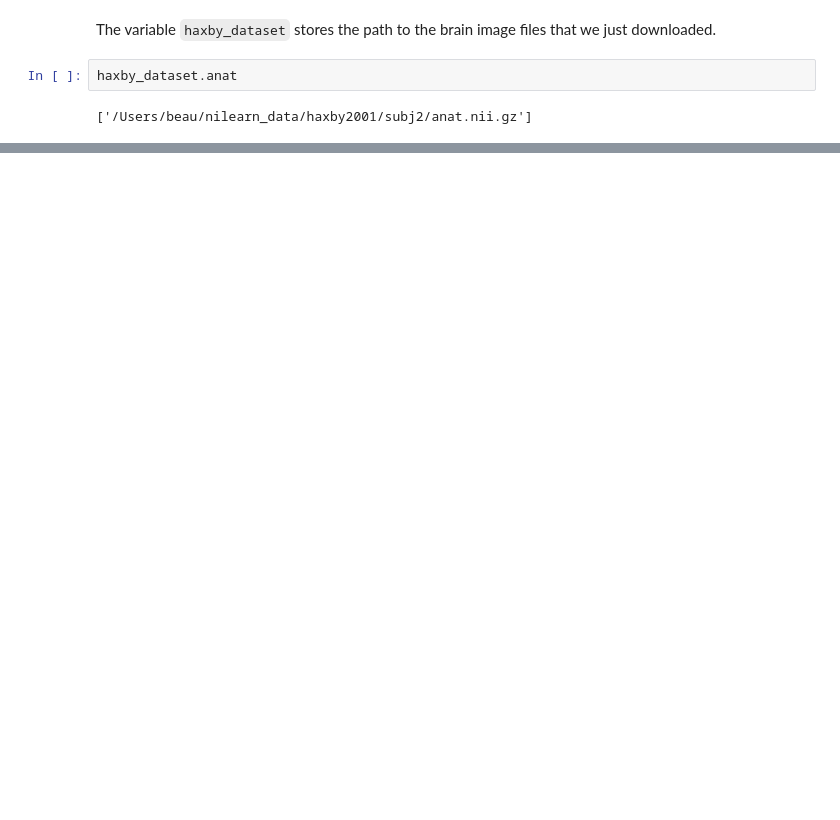
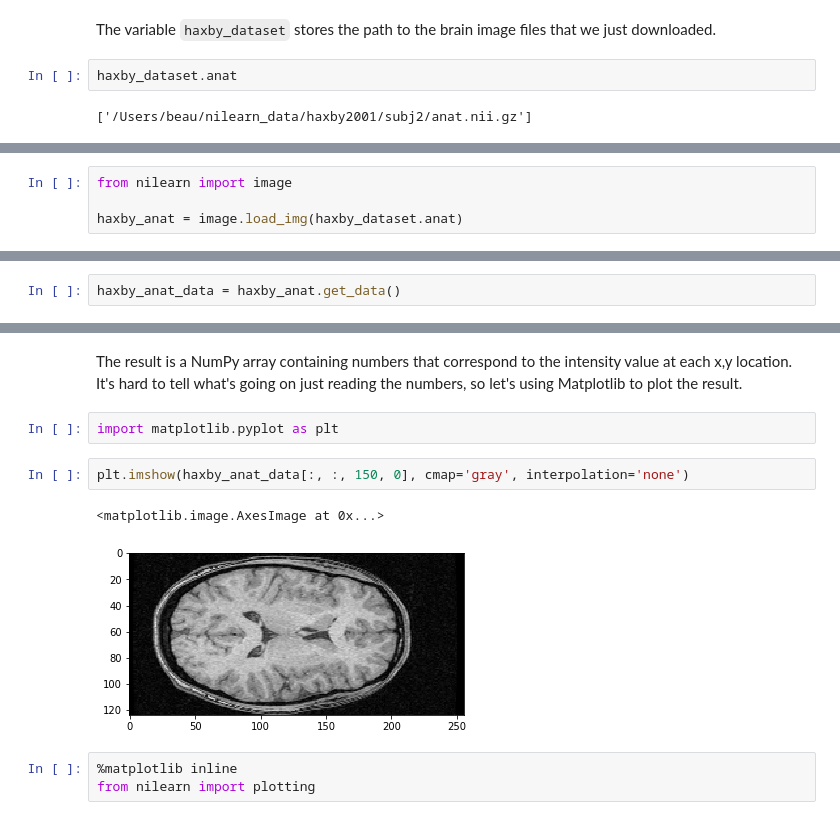
Before and after one commit to beausievers/learn-neuroimaging, a Jupyter notebook: module_01_how_brain_images_are_stored.ipynb, the cells around one changed output, grey strips where cells are left out. Saved outputs shown, nothing was run; the diff lists cells and outputs as text; blank space fills up the shorter version.

Commit message:
describe shape, plot slice

```diff
--- a/module_01_how_brain_images_are_stored.ipynb
+++ b/module_01_how_brain_images_are_stored.ipynb
@@ -32,0 +23,4 @@ Next we need to read the file into a variable in our Python environment.
+# %%
+from nilearn import image
+
+haxby_anat = image.load_img(haxby_dataset.anat)
@@ -32,0 +31,2 @@ Next we need to read the file into a variable in our Python environment.
+# %%
+haxby_anat_data = haxby_anat.get_data()
@@ -32,0 +59,12 @@ Next we need to read the file into a variable in our Python environment.
+# %% [markdown]
+The result is a NumPy array containing numbers that correspond to the intensity value at each x,y location. It's hard to tell what's going on just reading the numbers, so let's using Matplotlib to plot the result.
+# %%
+import matplotlib.pyplot as plt
+# %%
+plt.imshow(haxby_anat_data[:, :, 150, 0], cmap='gray', interpolation='none')
+# %% [output]
+<matplotlib.image.AxesImage at 0x...>
+[figure, added]
+# %%
+%matplotlib inline
+from nilearn import plotting
```
Also changed, not shown: parts of 10 cells of this notebook.
